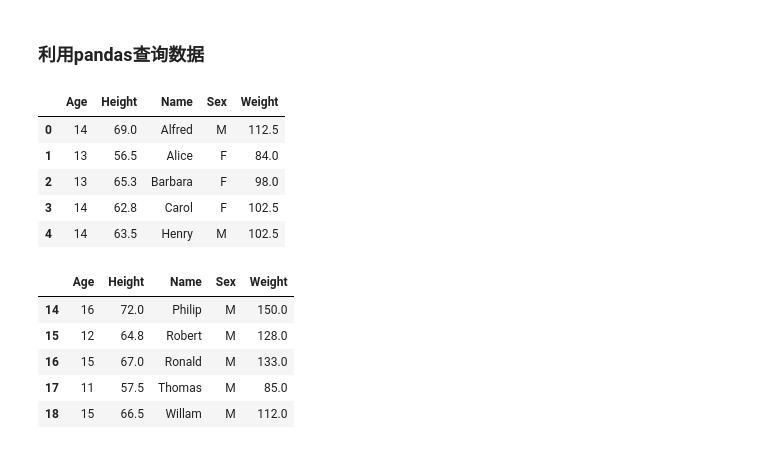
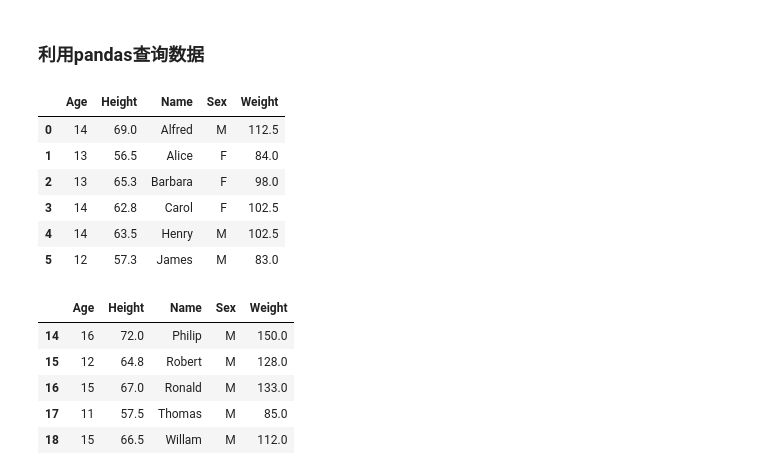
Before and after one commit to mzhongyy/machine-learning-class, a Jupyter notebook: class 2/第二章 python数据分析利器.ipynb, the cells around one changed output. Drawn from its saved outputs; the diff is of its cells as text; code cells hidden in the pictures.

```diff
--- a/class 2/第二章 python数据分析利器.ipynb
+++ b/class 2/第二章 python数据分析利器.ipynb
@@ -575,14 +622,15 @@ stu_dic = {'Age':[14,13,13,14,14,12,12,15,13,12,11,14,12,15,16,12,15,11,15],
 'Weight':[112.5,84,98,102.5,102.5,83,84.5,112.5,84,99.5,50.5,90,77,112,150,128,133,85,112]}
 student = pd.DataFrame(stu_dic)  # 定义一个学生信息的DataFrame
 # %%
-student.head()  # 查看前n行，默认前5行
+student.head(6)  # 查看前n行，默认前5行
 # %% [output]
 |  | Age | Height | Name | Sex | Weight |
 | 0 | 14 | 69.0 | Alfred | M | 112.5 |
 | 1 | 13 | 56.5 | Alice | F | 84.0 |
 | 2 | 13 | 65.3 | Barbara | F | 98.0 |
 | 3 | 14 | 62.8 | Carol | F | 102.5 |
 | 4 | 14 | 63.5 | Henry | M | 102.5 |
+| 5 | 12 | 57.3 | James | M | 83.0 |
 # %%
 student.tail()  # 查看后5行
 # %% [output]
```
Also changed, not shown: parts of 16 cells of this notebook, 25 other files.
